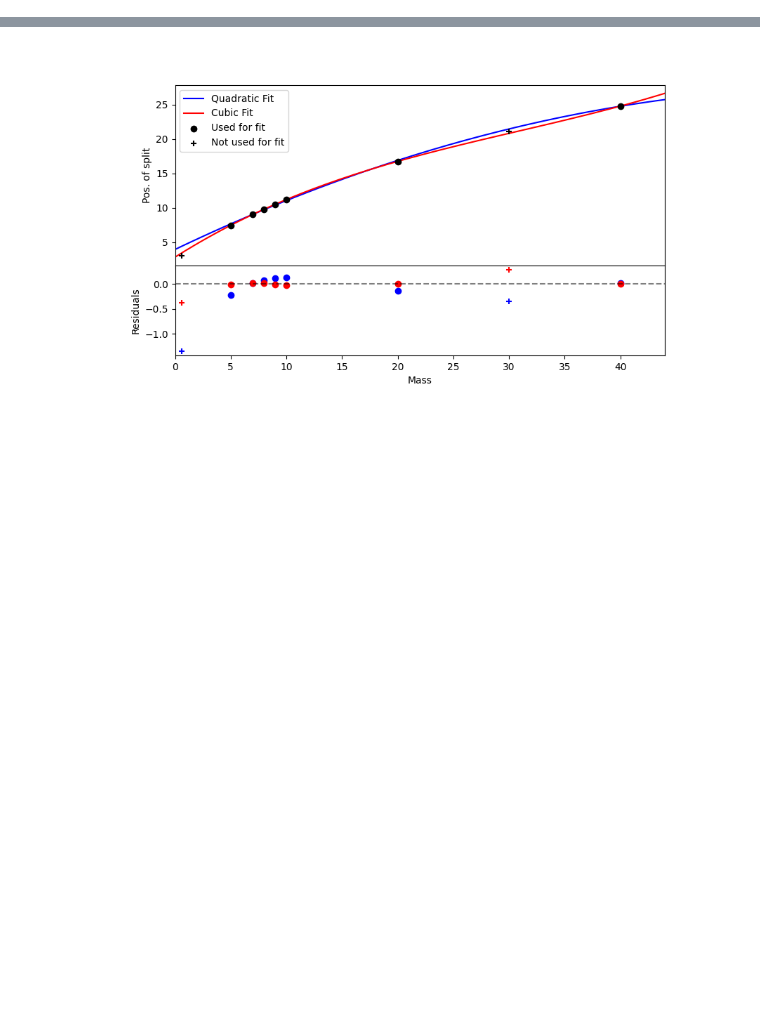
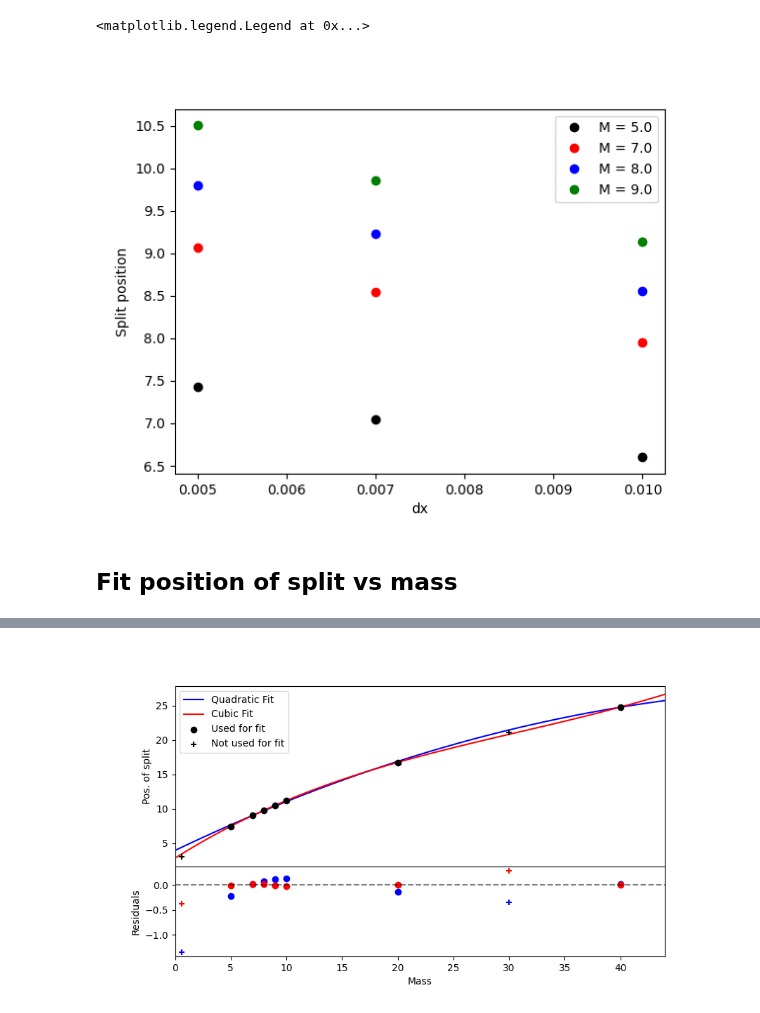
Before and after one commit to LoreCip/LQG-BH-Collapse, a Jupyter notebook: PostProcessing/split.ipynb, the cells around one changed output, grey strips where cells are left out. Saved outputs shown, nothing was run; the diff lists cells and outputs as text; code cells hidden in the pictures; blank space fills up the shorter version.

```diff
--- a/PostProcessing/split.ipynb
+++ b/PostProcessing/split.ipynb
@@ -8,6 +8,18 @@ import scipy.integrate as ig
 %matplotlib widget
 import matplotlib.pyplot as plt
 from matplotlib import gridspec
+
+path = '/home/lorenzo/phd/LQG/FullDynamics/sims'
+
+M = [5.0, 7.0, 8.0, 9.0, 10.0, 20.0, 30.0, 40.0]
+dxs = [0.01, 0.007, 0.005]
+# dx = 0.005
+
+
+sr = 0
+mr = 8000
+
+skipped = 10
 # %%
 # B = np.loadtxt(path + f'/m{m}_dx{dxs[2]}_xMax70.0/outputs/B.dat',     skiprows=sr, max_rows=mr)
 # E = np.loadtxt(path + f'/m{ms[0]}_dx{dx}_xMax70.0/outputs/E.dat',     skiprows=sr, max_rows=mr)
@@ -84,0 +137,17 @@ plt.legend()
+# %%
+ddd = {}
+
+for id in M:
+    ddd[id] = {}
+    for dx in dxs:
+        ddd[id][dx] = {}
+        try:
+            for i in range(len(second_peak[id][dx][:,1])):
+                if not np.isnan(second_peak[id][dx][i,1]):
+                    print(f'm = {id}, dx = {dx}; time = {second_peak[id][dx][i,0]}, position = {second_peak[id][dx][i,1]}, index = {i}')
+                    ddd[id][dx]['first_index'] = i
+                    ddd[id][dx]['peaks'] = second_peak[id][dx][i,1]
+                    ddd[id][dx]['time_pos'] = second_peak[id][dx][i,0]
+                    break
+        except KeyError:
+            pass
@@ -85,3 +171,24 @@ plt.legend()
+# %%
+fig = plt.figure()
+color = iter(['k', 'r', 'b', 'g'])
+
+for m in M[:4]:
+    c = next(color)
+    for dx in dxs:
+        plt.plot(dx, ddd[m][dx]['peaks'], 'o', color = c, label = f"M = {m}")
+
+
+plt.xlabel('dx')
+plt.ylabel('Split position')
+
+handles, labels = plt.gca().get_legend_handles_labels()
+by_label = dict(zip(labels, handles))
+plt.legend(by_label.values(), by_label.keys())
+# %% [output]
+<matplotlib.legend.Legend at 0x...>
+[figure, added]
+# %% [markdown]
+## Fit position of split vs mass
 # %%
 first_index = []
 peaks = []
```
Also changed, not shown: parts of 15 cells of this notebook, 9 other files.
